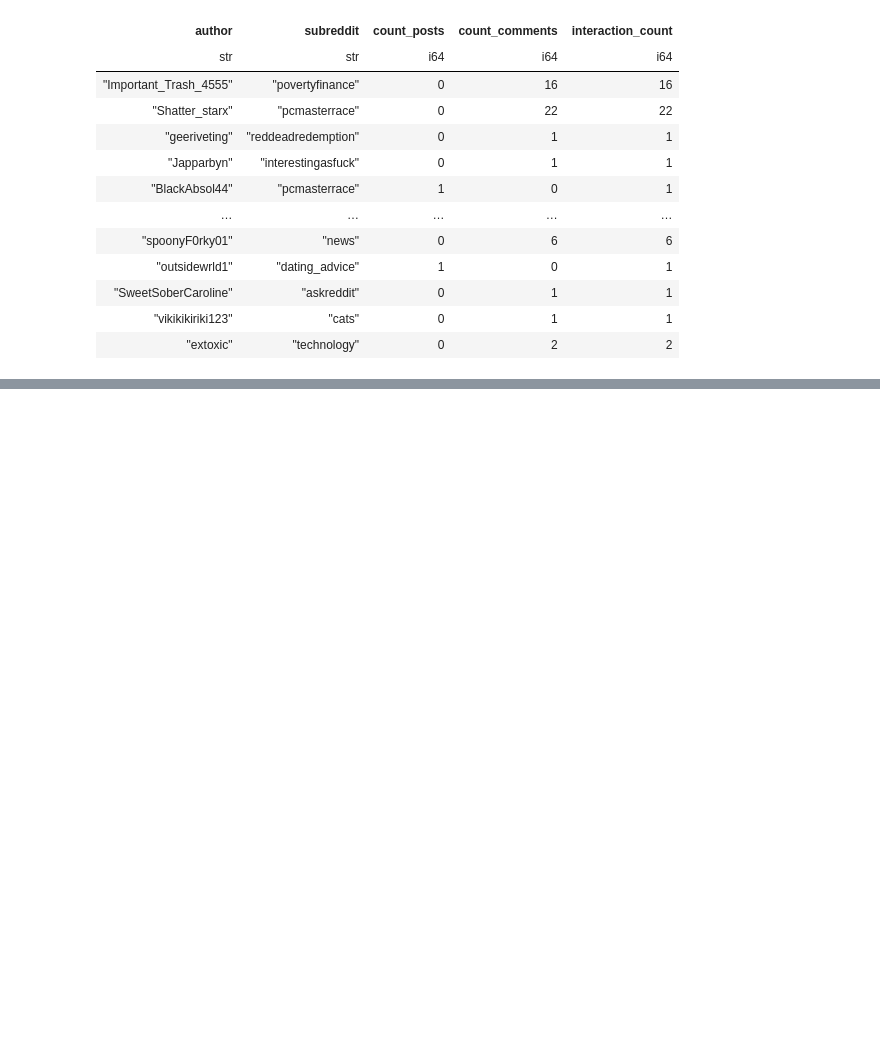
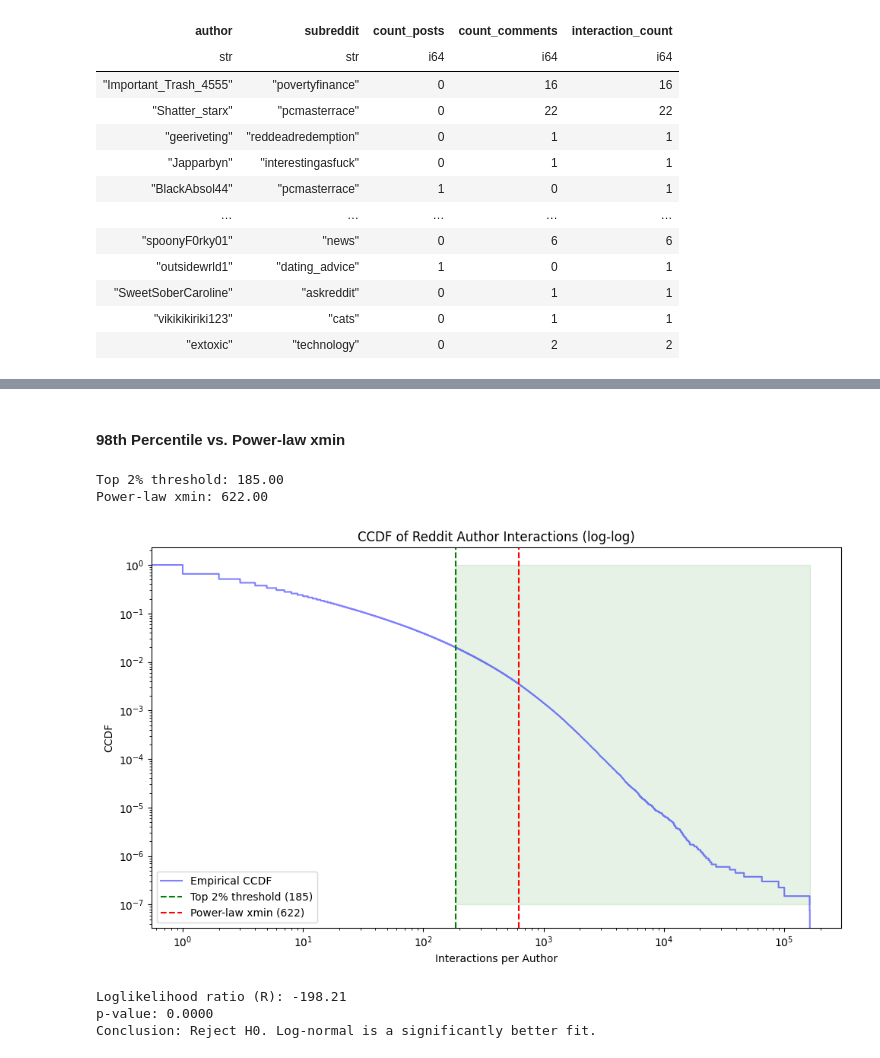
Before and after one commit to Donyl-Alcantara/Accesslab_MiniProject_Alcantara-Vocal, a Jupyter notebook: 04 Network Topology.ipynb, the cells around one changed output, grey strips where cells are left out. Saved outputs shown, nothing was run; the diff lists cells and outputs as text; code cells hidden in the pictures; blank space fills up the shorter version.

```diff
--- a/04 Network Topology.ipynb
+++ b/04 Network Topology.ipynb
@@ -35,0 +242,62 @@ shape: (46_724_134, 5)
+# %% [markdown]
+#### 98th Percentile vs. Power-law xmin
+# %%
+# Data
+data = df_author_interaction["interaction_per_user"].to_numpy()
+
+# Compute thresholds
+threshold_2pct = np.percentile(data, 98)
+
+print(f"Top 2% threshold: {threshold_2pct:.2f}")
+print(f"Power-law xmin: {xmin:.2f}")
+
+# Compute ECDF and CCDF
+ecdf = ECDF(data)
+ccdf = 1 - ecdf.y  # CCDF = 1 - CDF
+
+# plot CCDF
+plt.figure(figsize=(10,6))
+plt.step(ecdf.x, ccdf, where='post', color='blue', alpha=0.5, label='Empirical CCDF')
+plt.xscale('log')  # log-log scale
+plt.yscale('log')
+
+# threshold lines
+plt.axvline(threshold_2pct, color='green', linestyle='--',
+            label=f'Top 2% threshold ({threshold_2pct:.0f})')
+plt.axvline(xmin, color='red', linestyle='--',
+            label=f'Power-law xmin ({xmin:.0f})')
+
+# shade the top 2%
+plt.fill_betweenx(y=[1e-7, 1], x1=threshold_2pct, x2=ecdf.x.max(),
+                  color='green', alpha=0.1)
+
+# labels
+plt.xlabel("Interactions per Author")
+plt.ylabel("CCDF")
+plt.title("CCDF of Reddit Author Interactions (log-log)")
+# plt.grid(True, which="both", ls="--", linewidth=0.5)
+plt.legend()
+plt.tight_layout()
+plt.show()
+# %% [output]
+Top 2% threshold: 185.00
+Power-law xmin: 622.00
+[figure, added]
+# %%
+# Compare Power Law vs. Log-normal
+R, p = fit.distribution_compare('power_law', 'lognormal')
+
+print(f"Loglikelihood ratio (R): {R:.2f}")
+print(f"p-value: {p:.4f}")
+
+if p < 0.05:
+    if R > 0:
+        print("Conclusion: Reject H0. Power Law is a significantly better fit.")
+    else:
+        print("Conclusion: Reject H0. Log-normal is a significantly better fit.")
+else:
+    print("Conclusion: Fail to reject H0. Neither distribution is significantly better.")
+# %% [output]
+Loglikelihood ratio (R): -198.21
+p-value: 0.0000
+Conclusion: Reject H0. Log-normal is a significantly better fit.
```
Also changed, not shown: parts of 30 cells of this notebook, 2 other files.
